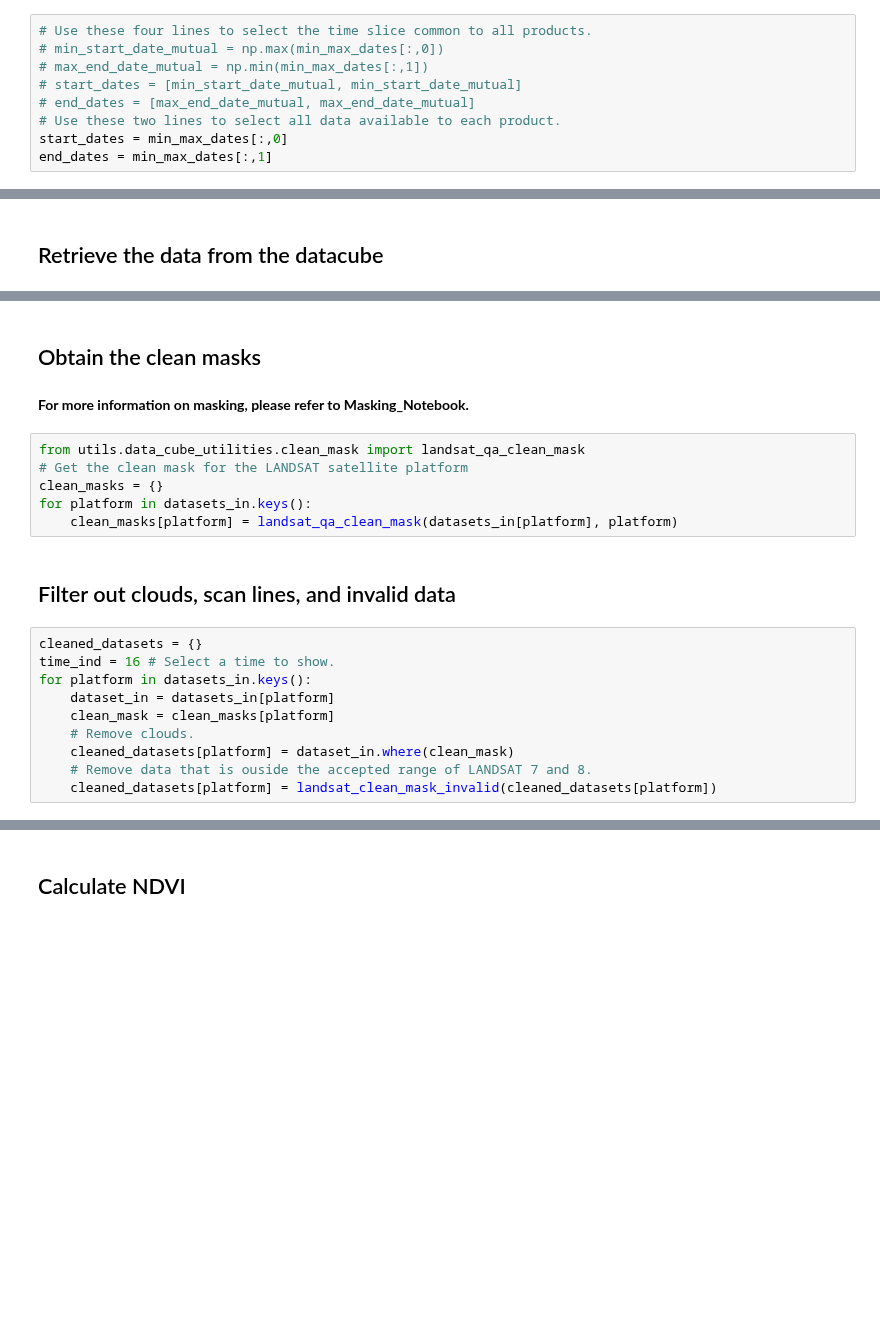
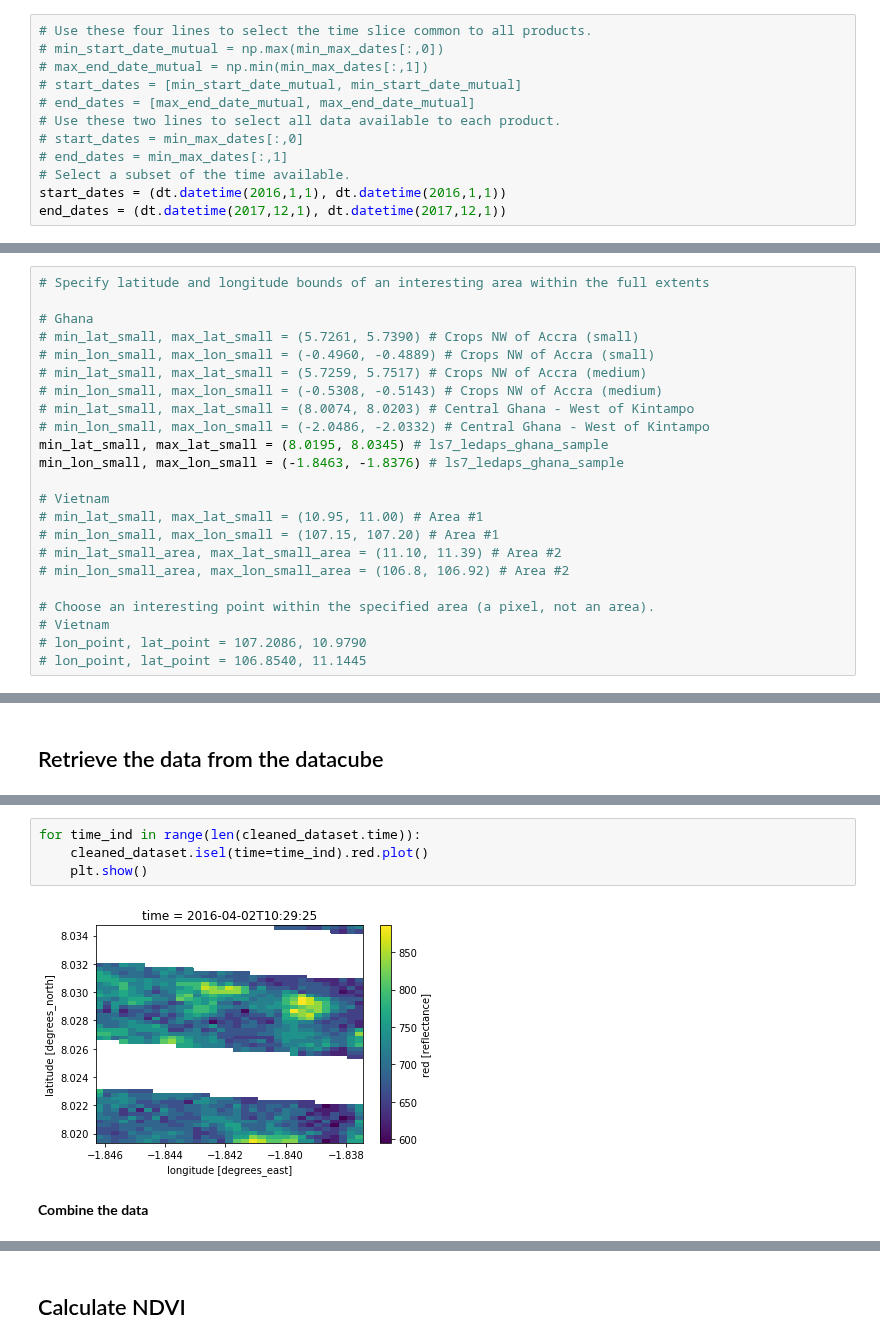
Before and after one commit to ceos-seo/data_cube_notebooks, a Jupyter notebook: NDVI_Phenology.ipynb, the cells around one changed output, grey strips where cells are left out. Saved outputs shown, nothing was run; the diff lists cells and outputs as text; blank space fills up the shorter version.

Commit message:
Modified NDVI_Phenology notebook according to Brian's request. It's more consistent with some new plotting utilities.
Former-commit-id: 25b0fe0ea574c1c793ec8b51ceaee33f2a7c54e0

```diff
--- a/NDVI_Phenology.ipynb
+++ b/NDVI_Phenology.ipynb
@@ -155,6 +130,9 @@ display_map(latitude = full_lat,longitude = full_lon)
 # start_dates = [min_start_date_mutual, min_start_date_mutual]
 # end_dates = [max_end_date_mutual, max_end_date_mutual]
 # Use these two lines to select all data available to each product.
-start_dates = min_max_dates[:,0]
-end_dates = min_max_dates[:,1]
+# start_dates = min_max_dates[:,0]
+# end_dates = min_max_dates[:,1]
+# Select a subset of the time available.
+start_dates = (dt.datetime(2016,1,1), dt.datetime(2016,1,1))
+end_dates = (dt.datetime(2017,12,1), dt.datetime(2017,12,1))
 # %% [markdown]
@@ -174,3 +140,26 @@ lat_point = 10.9790
+# %%
+# Specify latitude and longitude bounds of an interesting area within the full extents
+
+# Ghana
+# min_lat_small, max_lat_small = (5.7261, 5.7390) # Crops NW of Accra (small)
+# min_lon_small, max_lon_small = (-0.4960, -0.4889) # Crops NW of Accra (small)
+# min_lat_small, max_lat_small = (5.7259, 5.7517) # Crops NW of Accra (medium)
+# min_lon_small, max_lon_small = (-0.5308, -0.5143) # Crops NW of Accra (medium)
+# min_lat_small, max_lat_small = (8.0074, 8.0203) # Central Ghana - West of Kintampo
+# min_lon_small, max_lon_small = (-2.0486, -2.0332) # Central Ghana - West of Kintampo
+min_lat_small, max_lat_small = (8.0195, 8.0345) # ls7_ledaps_ghana_sample
+min_lon_small, max_lon_small = (-1.8463, -1.8376) # ls7_ledaps_ghana_sample
+
+# Vietnam
+# min_lat_small, max_lat_small = (10.95, 11.00) # Area #1
+# min_lon_small, max_lon_small = (107.15, 107.20) # Area #1
+# min_lat_small_area, max_lat_small_area = (11.10, 11.39) # Area #2
+# min_lon_small_area, max_lon_small_area = (106.8, 106.92) # Area #2
+
+# Choose an interesting point within the specified area (a pixel, not an area).
+# Vietnam
+# lon_point, lat_point = 107.2086, 10.9790
+# lon_point, lat_point = 106.8540, 11.1445
 # %% [markdown]
 **Visualize the selected area**
 # %%
@@ -207,22 +201,8 @@ for i, (product,platform) in enumerate(zip(products, platforms)):
-# %% [markdown]
-## <a id="obtain_clean_mask">Obtain the clean masks</a>
-# %% [markdown]
-**For more information on masking, please refer to Masking_Notebook.**
-# %%
-from utils.data_cube_utilities.clean_mask import landsat_qa_clean_mask
-# Get the clean mask for the LANDSAT satellite platform
-clean_masks = {}
-for platform in datasets_in.keys():
-    clean_masks[platform] = landsat_qa_clean_mask(datasets_in[platform], platform)
-# %% [markdown]
-## <a id="clean_mask">Filter out clouds, scan lines, and invalid data</a>
-# %%
-cleaned_datasets = {}
-time_ind = 16 # Select a time to show.
-for platform in datasets_in.keys():
-    dataset_in = datasets_in[platform]
-    clean_mask = clean_masks[platform]
-    # Remove clouds.
-    cleaned_datasets[platform] = dataset_in.where(clean_mask)
-    # Remove data that is ouside the accepted range of LANDSAT 7 and 8.
-    cleaned_datasets[platform] = landsat_clean_mask_invalid(cleaned_datasets[platform])
+# %%
+for time_ind in range(len(cleaned_dataset.time)):
+    cleaned_dataset.isel(time=time_ind).red.plot()
+    plt.show()
+# %% [output]
+[figure, added]
+# %% [markdown]
+**Combine the data**
```
Also changed, not shown: parts of 38 cells of this notebook.
